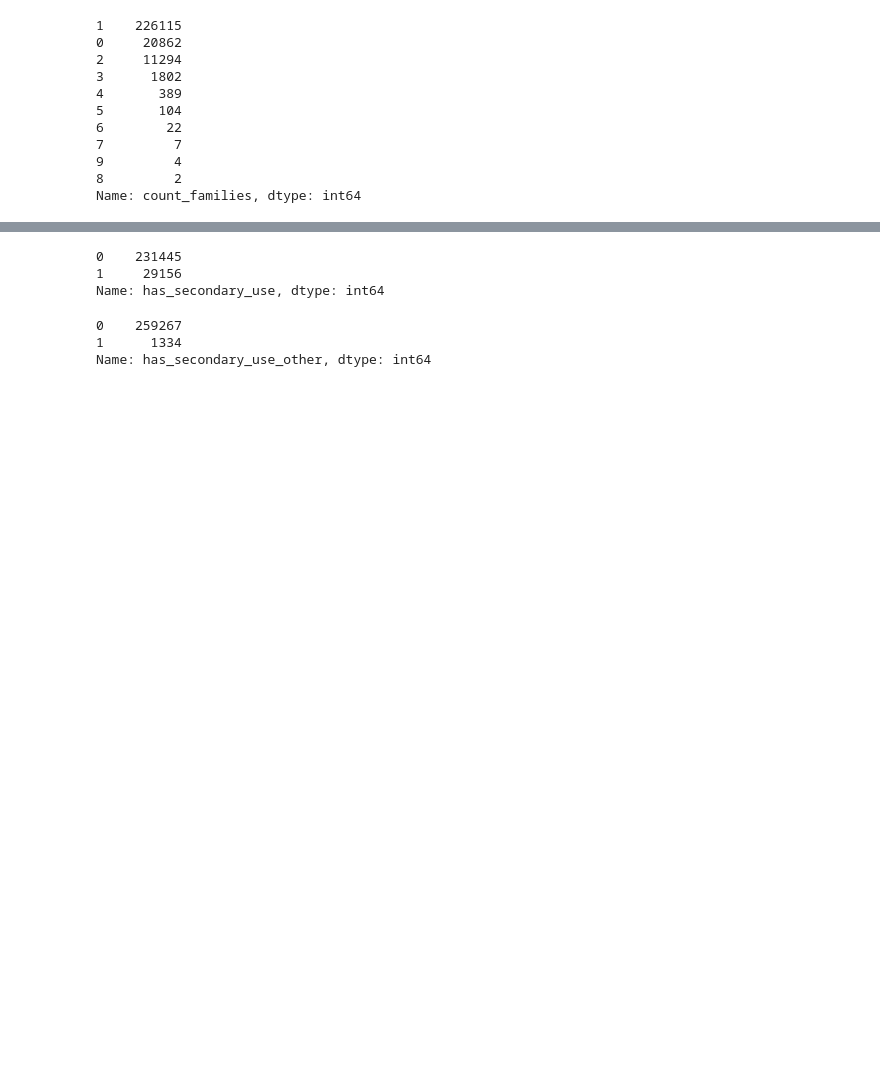
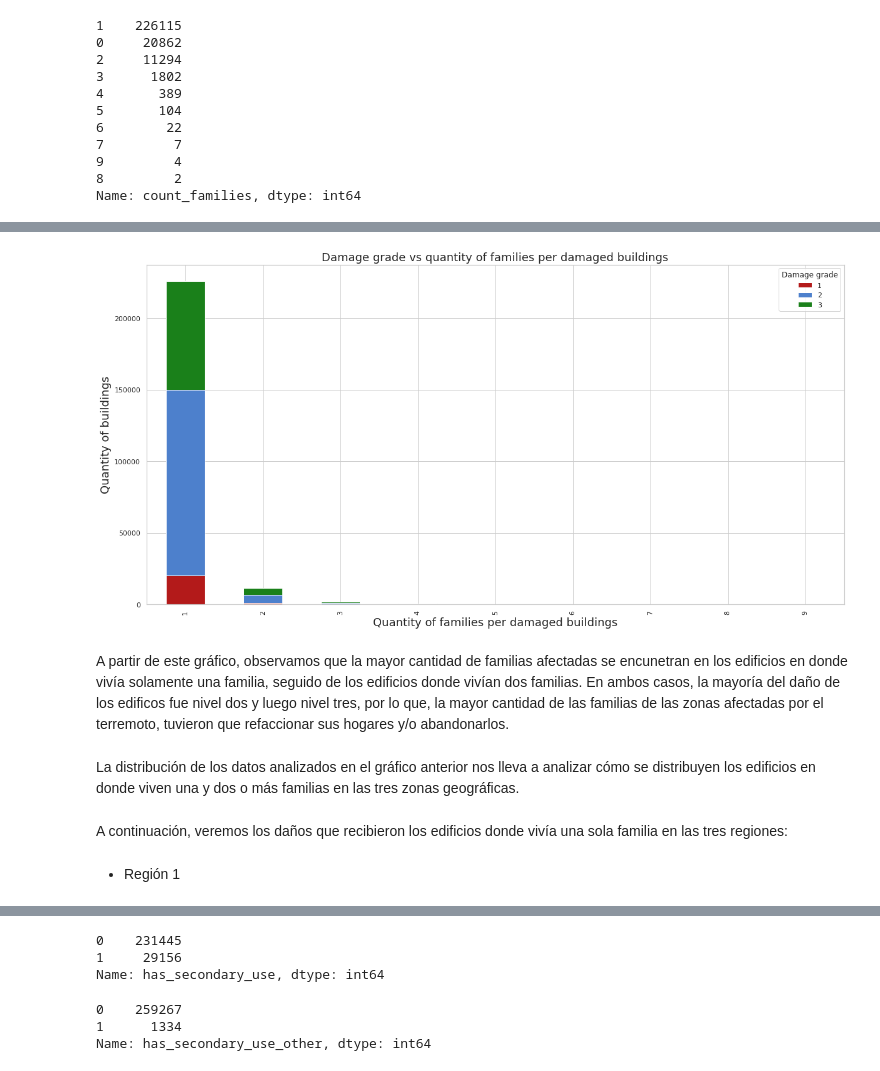
Before and after one commit to rociotarda/TP1---Datos, a Jupyter notebook: analisis_exploratorio_martin.ipynb, the cells around one changed output, grey strips where cells are left out. Drawn from its saved outputs; the diff is of its cells as text; code cells hidden in the pictures; blank space fills up the shorter version.

```diff
--- a/analisis_exploratorio_martin.ipynb
+++ b/analisis_exploratorio_martin.ipynb
@@ -114,0 +114,4 @@ Name: count_families, dtype: int64
+# %%
+train_values_reduced = train_values[['building_id', 'geo_level_1_id', 'geo_level_2_id', 'geo_level_3_id', 'count_families', 'position']]
+train_values_reduced_with_damage = train_values_reduced.merge(train_labels, left_on='building_id', right_on='building_id')
+train_values_reduced_with_damage.info()
@@ -114,0 +135,8 @@ Name: count_families, dtype: int64
+# %%
+train_values_reduced_with_damage_for_affected_families = train_values_reduced_with_damage.loc[train_values_reduced_with_damage['count_families'] != 0, :]
+# %%
+affected_buildings = train_values_reduced_with_damage_for_affected_families.groupby(['count_families', 'damage_grade']).agg({'damage_grade':'count'})
+affected_buildings.columns = ['damage_grade_count']
+affected_buildings.reset_index(inplace=True)
+affected_buildings.columns = ['Count families', 'Damage grade', 'Damage grade count']
+affected_buildings.head()
@@ -114,0 +150,4 @@ Name: count_families, dtype: int64
+# %%
+affected_buildings_pivot = affected_buildings.pivot(index='Count families', columns='Damage grade', values='Damage grade count')
+affected_buildings_pivot = affected_buildings_pivot.fillna(0)
+affected_buildings_pivot
@@ -114,0 +166,17 @@ Name: count_families, dtype: int64
+# %%
+plot = affected_buildings_pivot.plot.bar(color=[(0.7, 0.1, 0.1), (0.3, 0.5, 0.8), (0.1, 0.5, 0.1)], stacked=True, figsize=(20,10))
+plot.set_title("Damage grade vs quantity of families per damaged buildings", fontsize=18)
+plot.set_ylabel("Quantity of buildings", fontsize=18);
+plot.set_xlabel("Quantity of families per damaged buildings", fontsize=18);
+# %% [output]
+[figure, added]
+# %% [markdown]
+A partir de este gráfico, observamos que la mayor cantidad de familias afectadas se encunetran en los edificios en donde vivía solamente una familia, seguido de los edificios donde vivían dos familias. En ambos casos, la mayoría del daño de los edificos fue nivel dos y luego nivel tres, por lo que, la mayor cantidad de las familias de las zonas afectadas por el terremoto, tuvieron que refaccionar sus hogares y/o abandonarlos.
+# %% [markdown]
+La distribución de los datos analizados en el gráfico anterior nos lleva a analizar cómo se distribuyen los edificios en donde viven una y dos o más familias en las tres zonas geográficas.
+# %% [markdown]
+ A continuación, veremos los daños que recibieron los edificios donde vivía una sola familia en las tres regiones:
+# %% [markdown]
+
+
+*   Región 1
```
Also changed, not shown: parts of 26 cells of this notebook.
